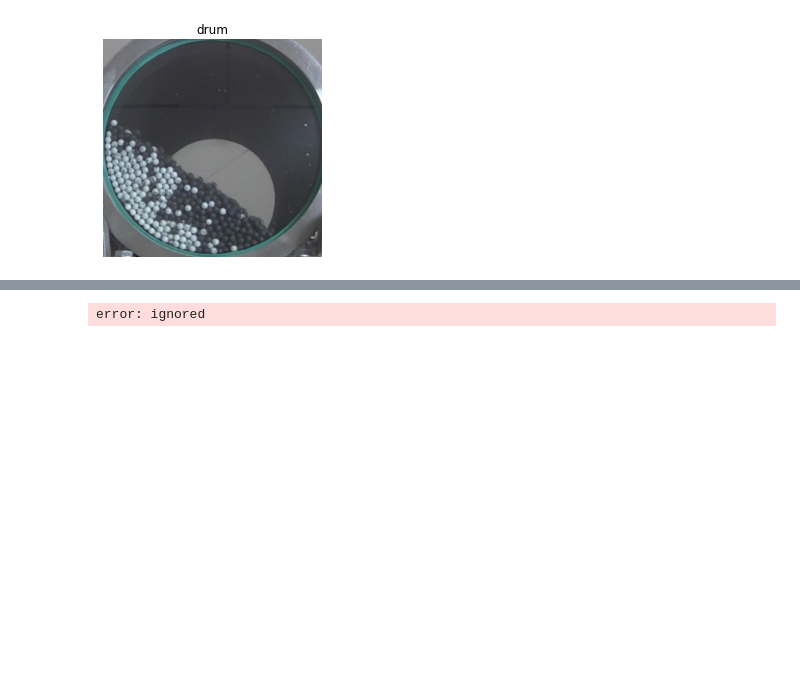
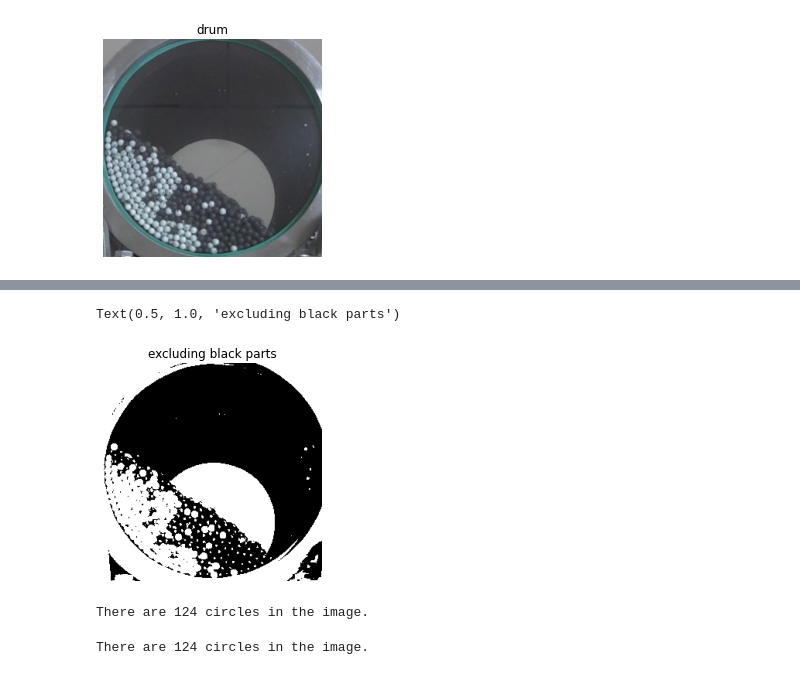
Before and after one commit to ucfilho/Doubts_Students, a Jupyter notebook: drum_nov_2021.ipynb, the cells around one changed output, grey strips where cells are left out. Cells and saved outputs as stored; diff of their text form; code cells hidden in the pictures; blank space fills up the shorter version.

```diff
--- a/drum_nov_2021.ipynb
+++ b/drum_nov_2021.ipynb
@@ -26,4 +56,20 @@ Text(0.5, 1.0, 'drum')
+# %%
+for i in range(rows):
+  for j in range(cols):
+    if(grayImage[i,j]<80):
+      mask_oposite[i,j]=0
+    else:
+      mask_oposite[i,j]=255
+# %%
+RGB_img = cv2.cvtColor(mask_oposite, cv2.COLOR_BGR2RGB)
+plt.axis("off")
+plt.imshow(RGB_img)
+plt.title('excluding black parts')
+# %% [output]
+Text(0.5, 1.0, 'excluding black parts')
+[figure, added]
 # %%
+img = grayImage
 seed_pt = (25, 25)
 fill_color = 0
 mask = np.zeros_like(img)
@@ -36,6 +82,23 @@ for th in range(60, 120):
     mask = cv2.morphologyEx(mask, cv2.MORPH_OPEN, kernel)
 
 n_centers = cv2.connectedComponents(mask)[0] - 1
-print('There are %d cells in the image.'%n_centers)
+print('There are %d circles in the image.'%n_centers)
 # %% [output]
-error: ignored
+There are 124 circles in the image.
+# %%
+img = mask
+seed_pt = (25, 25)
+fill_color = 0
+mask = np.zeros_like(img)
+kernel = cv2.getStructuringElement(cv2.MORPH_RECT, (3, 3))
+for th in range(60, 120):
+    prev_mask = mask.copy()
+    mask = cv2.threshold(img, th, 255, cv2.THRESH_BINARY)[1]
+    mask = cv2.floodFill(mask, None, seed_pt, fill_color)[1]
+    mask = cv2.bitwise_or(mask, prev_mask)
+    mask = cv2.morphologyEx(mask, cv2.MORPH_OPEN, kernel)
+
+n_centers = cv2.connectedComponents(mask)[0] - 1
+print('There are %d circles in the image.'%n_centers)
+# %% [output]
+There are 124 circles in the image.
```
Also changed, not shown: parts of 6 cells of this notebook.
